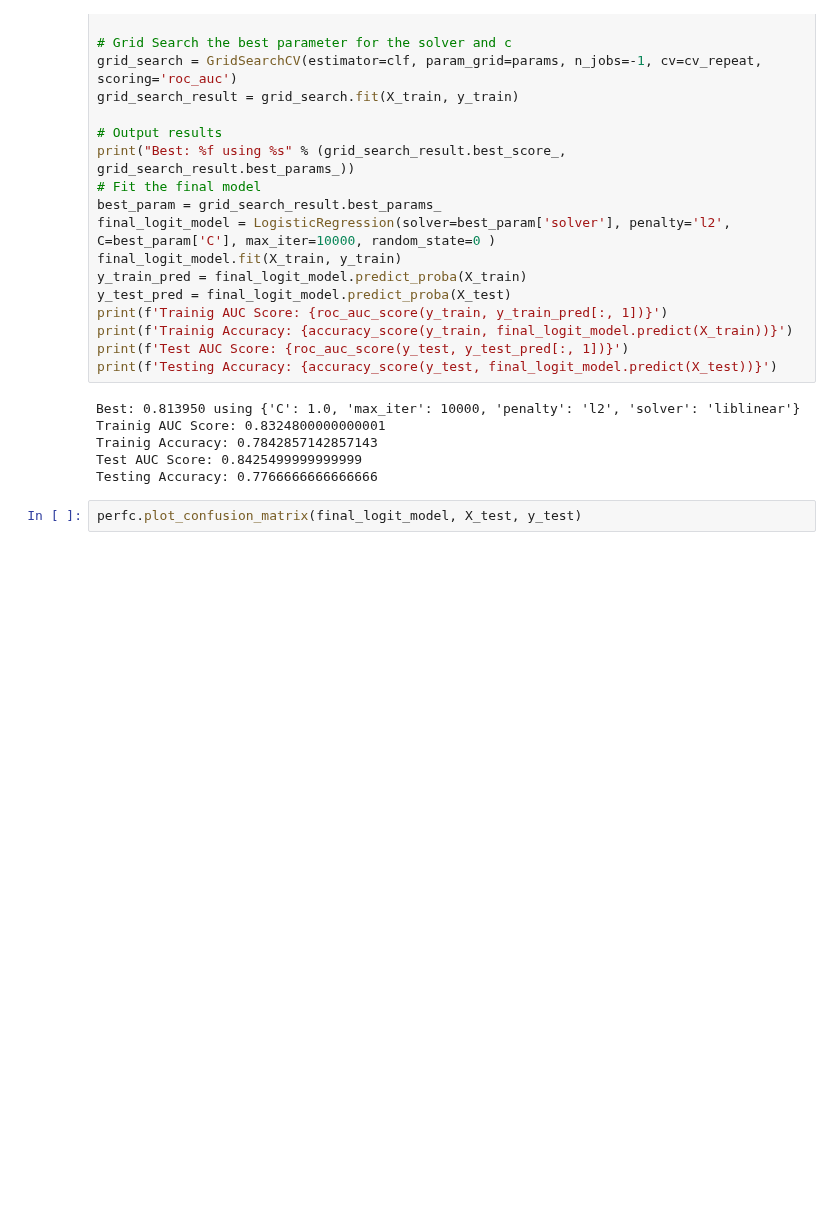
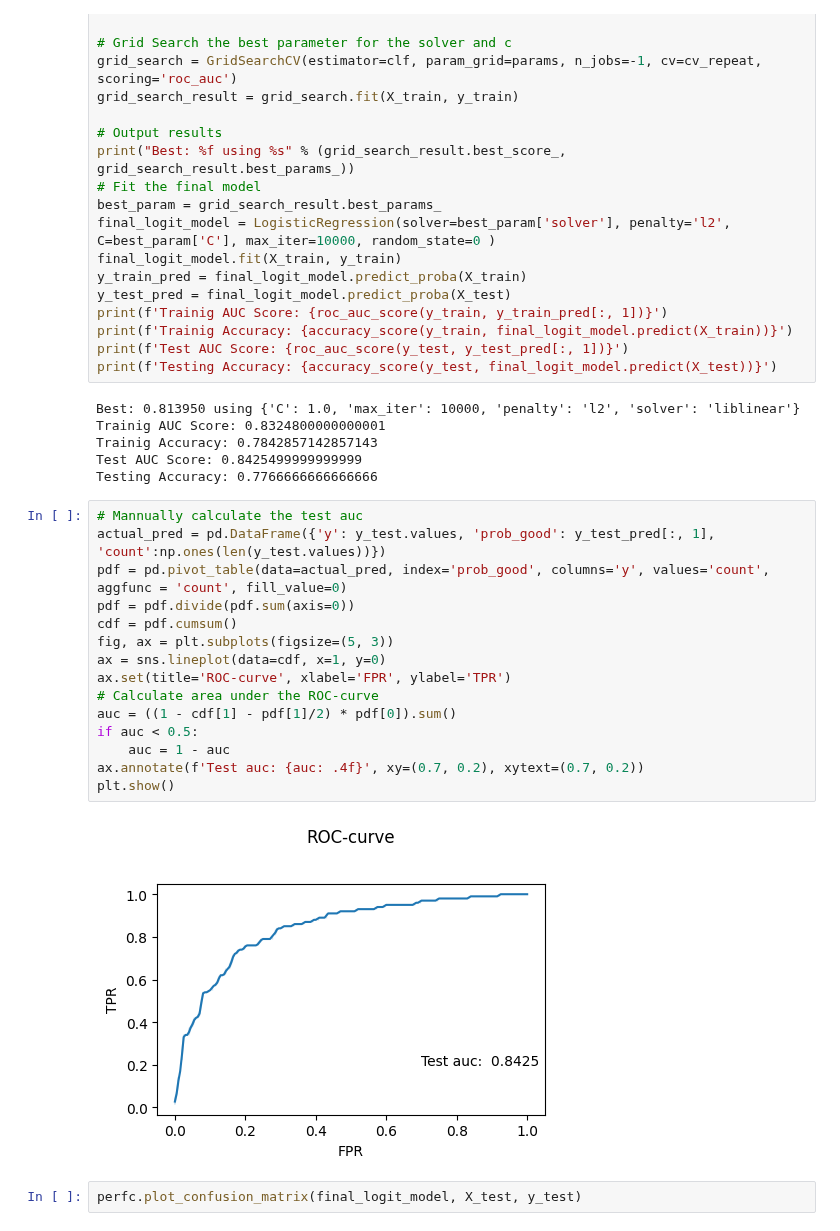
Before and after one commit to southnorthist/kaggle_analysis, a Jupyter notebook: Projects/creditability-classification/german_credit_scoring.ipynb, the cells around one changed output. Saved outputs shown, nothing was run; the diff lists cells and outputs as text; blank space fills up the shorter version.

```diff
--- a/Projects/creditability-classification/german_credit_scoring.ipynb
+++ b/Projects/creditability-classification/german_credit_scoring.ipynb
@@ -734,6 +734,23 @@ Trainig AUC Score: 0.8324800000000001
 Trainig Accuracy: 0.7842857142857143
 Test AUC Score: 0.8425499999999999
 Testing Accuracy: 0.7766666666666666
+# %%
+# Mannually calculate the test auc
+actual_pred = pd.DataFrame({'y': y_test.values, 'prob_good': y_test_pred[:, 1], 'count':np.ones(len(y_test.values))})
+pdf = pd.pivot_table(data=actual_pred, index='prob_good', columns='y', values='count', aggfunc = 'count', fill_value=0)
+pdf = pdf.divide(pdf.sum(axis=0))
+cdf = pdf.cumsum()
+fig, ax = plt.subplots(figsize=(5, 3))
+ax = sns.lineplot(data=cdf, x=1, y=0)
+ax.set(title='ROC-curve', xlabel='FPR', ylabel='TPR')
+# Calculate area under the ROC-curve
+auc = ((1 - cdf[1] - pdf[1]/2) * pdf[0]).sum()
+if auc < 0.5:
+    auc = 1 - auc
+ax.annotate(f'Test auc: {auc: .4f}', xy=(0.7, 0.2), xytext=(0.7, 0.2))
+plt.show()
+# %% [output]
+[figure, added]
 # %%
 perfc.plot_confusion_matrix(final_logit_model, X_test, y_test)
 # %% [output]
```
Also changed, not shown: 4 other files.
